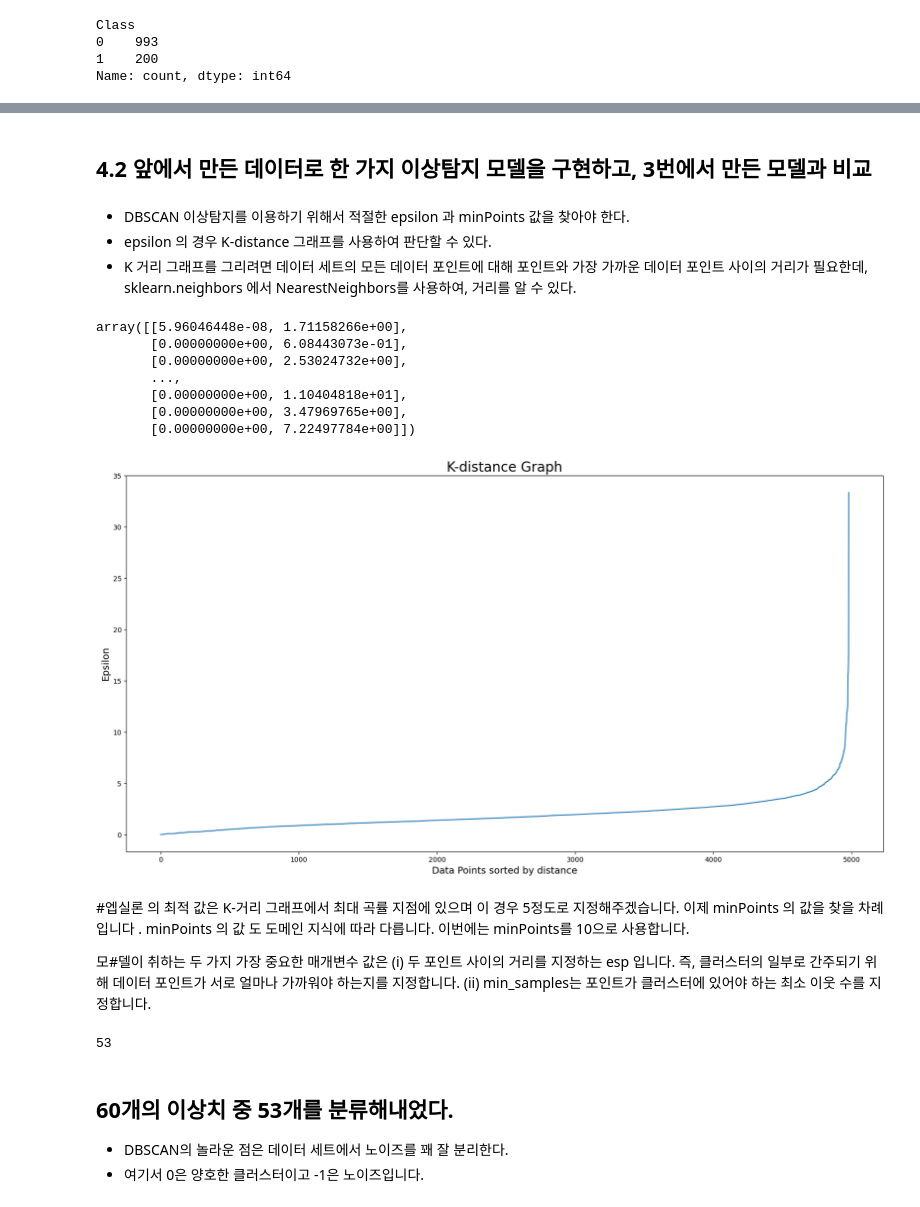
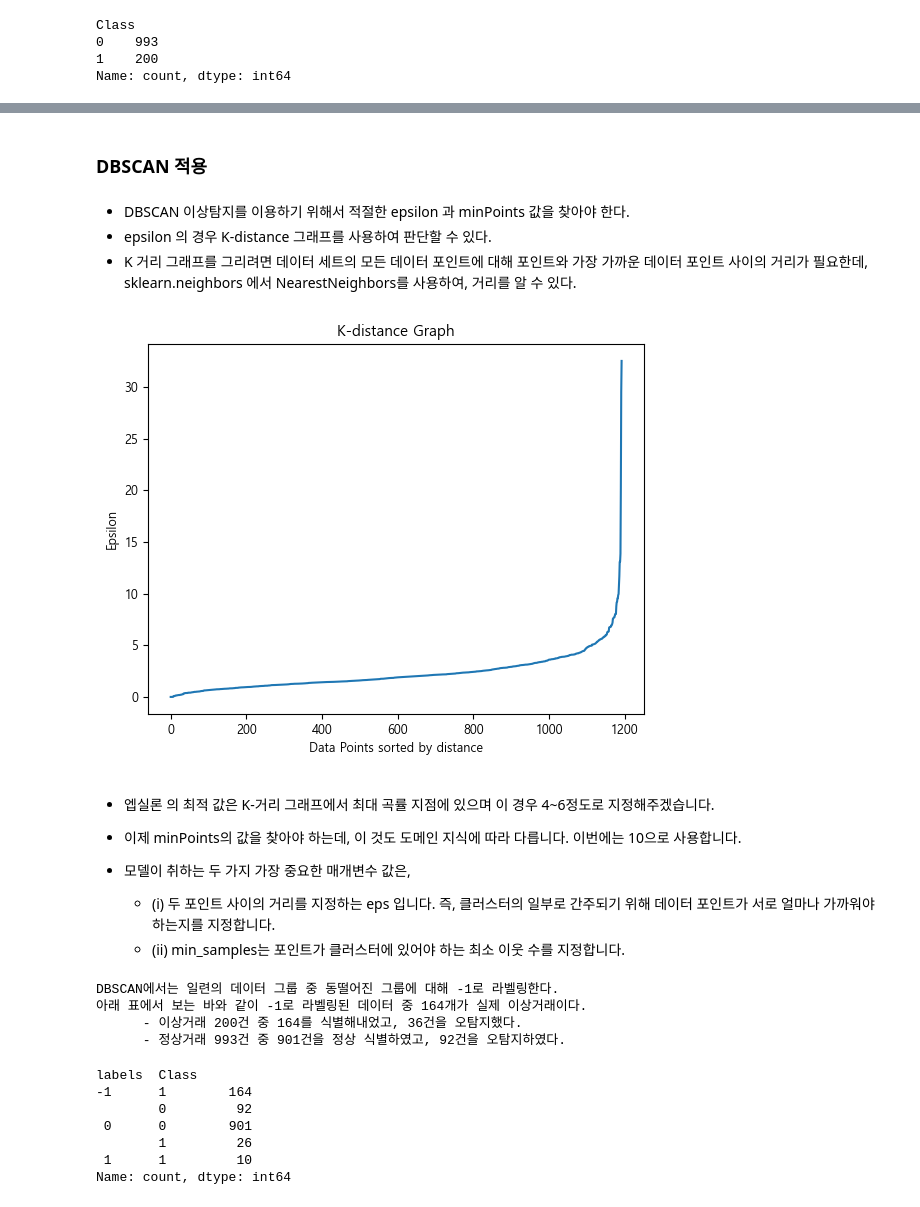
Before and after one commit to blueage98/adp_work, a Jupyter notebook: ADP-실기-DESSA/최신 기출동형 모의고사/5회_1~4번문제풀이_EDA_시대고시 - 연습.ipynb, the cells around one changed output, grey strips where cells are left out. Saved outputs shown, nothing was run; the diff lists cells and outputs as text; code cells hidden in the pictures.

```diff
--- a/ADP-실기-DESSA/최신 기출동형 모의고사/5회_1~4번문제풀이_EDA_시대고시 - 연습.ipynb
+++ b/ADP-실기-DESSA/최신 기출동형 모의고사/5회_1~4번문제풀이_EDA_시대고시 - 연습.ipynb
@@ -405,5 +392,5 @@ none         0.969819  0.959759  0.956522
 # %% [markdown]
-## 4.2 앞에서 만든 데이터로 한 가지 이상탐지 모델을 구현하고, 3번에서 만든 모델과 비교
+### DBSCAN 적용
 # %% [markdown]
 - DBSCAN 이상탐지를 이용하기 위해서 적절한 epsilon 과 minPoints 값을 찾아야 한다.
 - epsilon 의 경우 K-distance 그래프를 사용하여 판단할 수 있다.
@@ -420,54 +398,58 @@ y_sp = df_sample_com["Class"]
 # %%
 from sklearn.neighbors import NearestNeighbors
 import numpy as np
+
 neigh = NearestNeighbors(n_neighbors=2)
-nbrs = neigh.fit(X_sp)
-distances, indices = nbrs.kneighbors(X_sp)
+nbrs = neigh.fit(features)
+distances, indices = nbrs.kneighbors(features)
+ #거리 변수는 데이터 세트의 모든 데이터 포인트에 대해 데이터 포인트와 가장 가까운 데이터 포인트 사이의 거리 배열을 포함
 
-#거리 변수는 데이터 세트의 모든 데이터 포인트에 대해 데이터 포인트와 가장 가까운 데이터 포인트 사이의 거리 배열을 포함
-
-distances
+distances_sort = np.sort(distances, axis=0)
+distances_sort = distances_sort[:,1]
-# %% [output]
-array([[5.96046448e-08, 1.71158266e+00],
-       [0.00000000e+00, 6.08443073e-01],
-       [0.00000000e+00, 2.53024732e+00],
-       ...,
-       [0.00000000e+00, 1.10404818e+01],
-       [0.00000000e+00, 3.47969765e+00],
-       [0.00000000e+00, 7.22497784e+00]])
 # %%
-
 # Plotting K-distance Graph
-distances = np.sort(distances, axis=0)
-distances = distances[:,1]
-plt.figure(figsize=(20,10))
-plt.plot(distances)
-plt.title('K-distance Graph',fontsize=20)
-plt.xlabel('Data Points sorted by distance',fontsize=14)
-plt.ylabel('Epsilon',fontsize=14)
+plt.plot(distances_sort)
+plt.title('K-distance Graph')
+plt.xlabel('Data Points sorted by distance')
+plt.ylabel('Epsilon')
 plt.show()
 # %% [output]
-[figure, old version]
+[figure, new version]
 # %% [markdown]
-#엡실론 의 최적 값은 K-거리 그래프에서 최대 곡률 지점에 있으며 이 경우 5정도로 지정해주겠습니다. 이제 minPoints 의 값을 찾을 차례입니다 . minPoints 의 값 도 도메인 지식에 따라 다릅니다. 이번에는 minPoints를 10으로 사용합니다.
+- 엡실론 의 최적 값은 K-거리 그래프에서 최대 곡률 지점에 있으며 이 경우 4~6정도로 지정해주겠습니다.
+- 이제 minPoints의 값을 찾아야 하는데, 이 것도 도메인 지식에 따라 다릅니다. 이번에는 10으로 사용합니다.
 
-모#델이 취하는 두 가지 가장 중요한 매개변수 값은 (i) 두 포인트 사이의 거리를 지정하는 esp 입니다. 즉, 클러스터의 일부로 간주되기 위해 데이터 포인트가 서로 얼마나 가까워야 하는지를 지정합니다. (ii) min_samples는 포인트가 클러스터에 있어야 하는 최소 이웃 수를 지정합니다.
+- 모델이 취하는 두 가지 가장 중요한 매개변수 값은,
+    - (i) 두 포인트 사이의 거리를 지정하는 eps 입니다. 즉, 클러스터의 일부로 간주되기 위해 데이터 포인트가 서로 얼마나 가까워야 하는지를 지정합니다.
+    - (ii) min_samples는 포인트가 클러스터에 있어야 하는 최소 이웃 수를 지정합니다.
 # %%
 from sklearn.cluster import DBSCAN
 from sklearn.preprocessing import StandardScaler
 
-# scale data first
-
-db = DBSCAN(eps=6, min_samples=10).fit(X_sp)
+db = DBSCAN(eps=4, min_samples=10).fit(features)
 labels = db.labels_
 
+print('''
+DBSCAN에서는 일련의 데이터 그룹 중 동떨어진 그룹에 대해 -1로 라벨링한다.
+아래 표에서 보는 바와 같이 -1로 라벨링된 데이터 중 164개가 실제 이상거래이다.
+      - 이상거래 200건 중 164를 식별해내었고, 36건을 오탐지했다.
+      - 정상거래 993건 중 901건을 정상 식별하였고, 92건을 오탐지하였다.''')
+
 data = pd.DataFrame()
-data["Class"] = y_sp.copy()
+data["Class"] = target.copy()
 data["labels"] = labels
 data.loc[data["labels"]==-1,'Class'].sum()
+
+data.groupby('labels').value_counts()
 # %% [output]
-53
+DBSCAN에서는 일련의 데이터 그룹 중 동떨어진 그룹에 대해 -1로 라벨링한다.
+아래 표에서 보는 바와 같이 -1로 라벨링된 데이터 중 164개가 실제 이상거래이다.
+      - 이상거래 200건 중 164를 식별해내었고, 36건을 오탐지했다.
+      - 정상거래 993건 중 901건을 정상 식별하였고, 92건을 오탐지하였다.
+labels  Class
+-1      1        164
+        0         92
+ 0      0        901
+        1         26
+ 1      1         10
+Name: count, dtype: int64
-# %% [markdown]
-## 60개의 이상치 중 53개를 분류해내었다.
- - DBSCAN의 놀라운 점은 데이터 세트에서 노이즈를 꽤 잘 분리한다.
- - 여기서 0은 양호한 클러스터이고 -1은 노이즈입니다.
```
Also changed, not shown: parts of 16 cells of this notebook.
